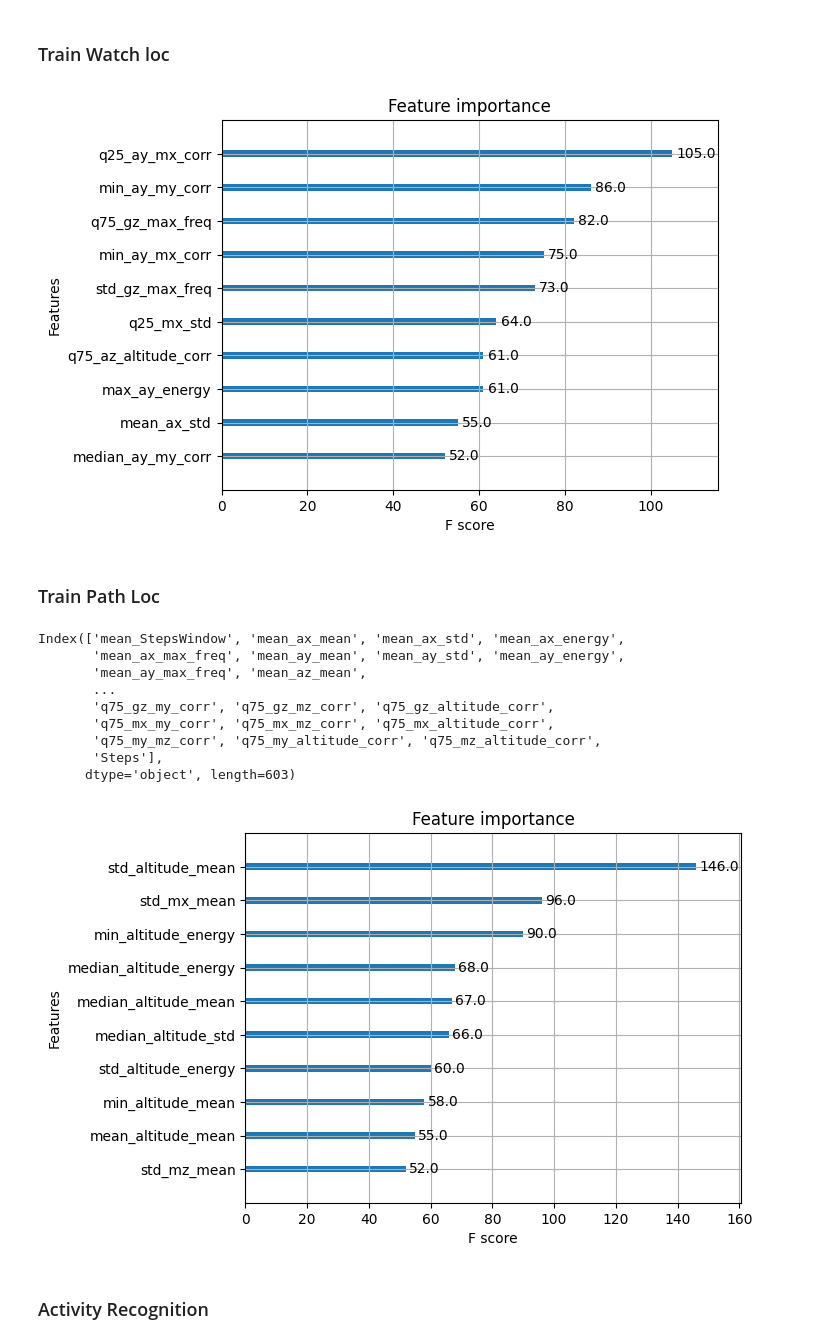
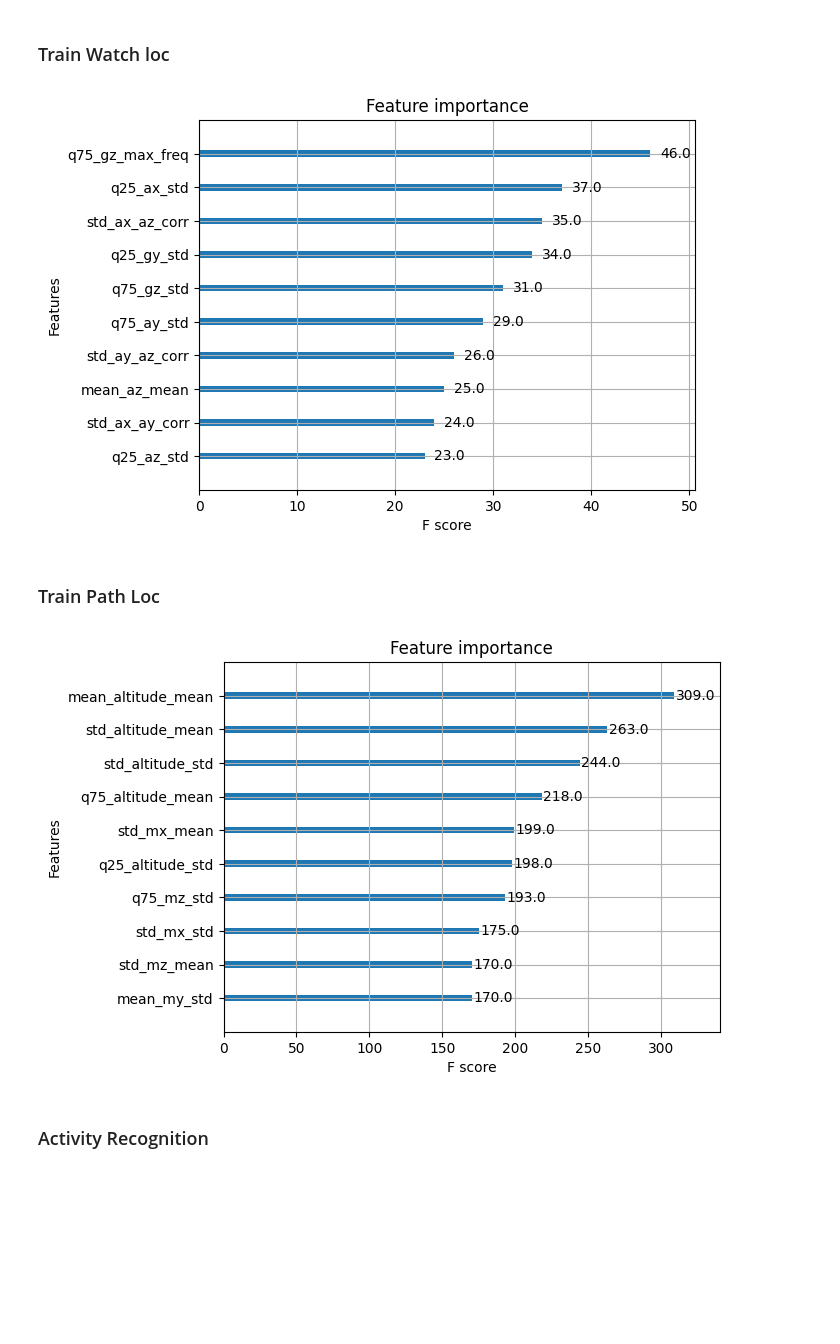
Before and after one commit to vstrozzi/mhealth2024, a Jupyter notebook: submission_template.ipynb, the cells around one changed output. Cells and saved outputs as stored; diff of their text form; code cells hidden in the pictures; blank space fills up the shorter version.

```diff
--- a/submission_template.ipynb
+++ b/submission_template.ipynb
@@ -320,6 +322,24 @@ def bal_acc_score_conf_matrix(conf_matrix):
     for i, matrix in enumerate(conf_matrix):
         bal_ac_per_class[i] = ((matrix[1][1])/(matrix[1][1] + matrix[1][0]) + (matrix[0][0])/(matrix[0][0] + matrix[0][1]))/2
     return bal_ac_per_class
+# %%
+# Keep only features. Attention, features_corr need to give feats in correct order ex. ax, az, gx, gy, mz
+def drop_features(df, features, features_corr, measures):
+    corr_feats = [x for x in df.columns for y in features_corr if y in x]
+    features_measures = [x for x in df.columns for y in features if y in x]
+    measures_drop = [x for x in df.columns for y in measures if y in x]
+    return df.drop(features_measures + corr_feats + measures_drop, axis = 1)
+# %%
+# Recall corr is standardized
+def drop_low_corr(df, corr_mean_treshold  = 0.01, corr_std_treshold = 0.25):
+    corr_names = [x + "_" + y +"_" + "corr" for i, x in enumerate(SENSOR_CORR) for y in SENSOR_CORR[(i+1):]]
+    low_corr_feats = []
+    for corr_col in corr_names:
+        if df[corr_col].abs().mean() < corr_mean_treshold or df[corr_col].std() < corr_std_treshold :
+            df = df.drop([corr_col], axis=1)
+            low_corr_feats.append(corr_col)
+
+    return df, low_corr_feats
 # %% [markdown]
 # Train the models, you can skip this part and go directly to the next session
 # %%
@@ -332,5 +368,14 @@ KeyboardInterrupt:
 # %%
 df = pd.read_csv("final_steps.csv")
+# %%
+measures_drop = ["energy"]
+features_train_remove = ["Frequency", "path_idx", "watch_loc", "Length", "Steps", "STANDING", "Timestamps", "WALKING",	"RUNNING",	"CYCLING"]
+
+features_watch_remove = ["altitude", "Steps", "StepsWindow", "mx", "my", "mz"]
+features_activ_remove = ["altitude", "mx", "my", "mz"]
+
+features_path_remove = ["StepsWindow", "ax", "ay", "az", "gx", "gy", "gz"]
+measures_drop_path = ["energy", "max_freq"]
 # %% [markdown]
 ### Train Watch loc
 # %%
@@ -338,15 +383,22 @@ df = pd.read_csv("final_steps.csv")
 labels = df.groupby('Sample').max()[["watch_loc"]]
 steps = df.groupby('Sample').max()[["Steps"]]
 
-df_filt = df.drop(["Frequency", "path_idx", "watch_loc", "Steps", "Length", "STANDING", "Timestamps", "WALKING",	"RUNNING",	"CYCLING"], axis=1)
+df_filt = df.drop(features_train_remove, axis=1)
+# Remove not highly correlated features
+df_filt, low_corr_features = drop_low_corr(df_filt)
+
+# Remove features which seems not useful for watch loc
+
+df_filt = drop_features(df_filt, features_watch_remove, features_watch_remove, measures_drop)
 df_features_samples = features_per_sample(df_filt)
+
 df_final =  pd.concat([df_features_samples, labels[['watch_loc']], steps[["Steps"]]], axis=1)
 train = df_final.reset_index(drop=True)
 
 X_train = train.drop(['watch_loc'], axis =1)
 y_train = train[['watch_loc']]
 
-clf_watch = xgb.XGBClassifier(n_estimators =  1000, learning_rate = 0.010573027126498732, max_depth= 7, subsample= 0.631782776849384, colsample_bytree= 0.8331493477162181, min_child_weight= 20)
+clf_watch = xgb.XGBClassifier(n_estimators = 1000)
 clf_watch.fit(X_train, y_train)
 
 xgb.plot_importance(clf_watch, max_num_features=10)
@@ -356,43 +408,39 @@ file_name = "clf_watch.pkl"
 # save
 pickle.dump(clf_watch, open(file_name, "wb"))
 # %% [output]
-[figure, old version]
+[figure, new version]
 # %% [markdown]
 ### Train Path Loc
 # %%
 # Get labels
 labels = df.groupby('Sample').max()[["path_idx"]]
 steps = df.groupby('Sample').max()[["Steps"]]
 
-df_filt = df.drop(["Frequency", "path_idx", "watch_loc", "Length", "Steps", "STANDING", "Timestamps", "WALKING",	"RUNNING",	"CYCLING"], axis=1)
+df_filt = df.drop(features_train_remove, axis=1)
+# Remove not highly correlated features
+df_filt, low_cor_features = drop_low_corr(df_filt)
+
+# Remove features which seems not useful for path loc
+df_filt = drop_features(df_filt, features_path_remove, features_path_remove, measures_drop_path)
+
 df_features_samples = features_per_sample(df_filt)
 df_final =  pd.concat([df_features_samples, labels[['path_idx']], steps[["Steps"]]], axis=1)
 train = df_final.reset_index(drop=True)
 
 X_train = train.drop(['path_idx'], axis =1)
 y_train = train[['path_idx']]
 
-clf_path = xgb.XGBClassifier(n_estimators=1000, learning_rate= 0.042504200621122076, max_depth= 5, subsample= 0.3981140665749457, colsample_bytree= 0.19323995485714823, min_child_weight= 5)
+clf_path = xgb.XGBClassifier(n_estimators=1000)
 clf_path.fit(X_train, y_train)
 
-print(X_train.columns)
 xgb.plot_importance(clf_path, max_num_features=10)
 
 file_name = "clf_path.pkl"
 
 # save
 pickle.dump(clf_path, open(file_name, "wb"))
 # %% [output]
-Index(['mean_StepsWindow', 'mean_ax_mean', 'mean_ax_std', 'mean_ax_energy',
-       'mean_ax_max_freq', 'mean_ay_mean', 'mean_ay_std', 'mean_ay_energy',
-       'mean_ay_max_freq', 'mean_az_mean',
-       ...
-       'q75_gz_my_corr', 'q75_gz_mz_corr', 'q75_gz_altitude_corr',
-       'q75_mx_my_corr', 'q75_mx_mz_corr', 'q75_mx_altitude_corr',
-       'q75_my_mz_corr', 'q75_my_altitude_corr', 'q75_mz_altitude_corr',
-       'Steps'],
-      dtype='object', length=603)
-[figure, old version]
+[figure, new version]
 # %% [markdown]
 ### Activity Recognition
 # %%
```
Also changed, not shown: parts of 7 cells of this notebook, 6 other files.
